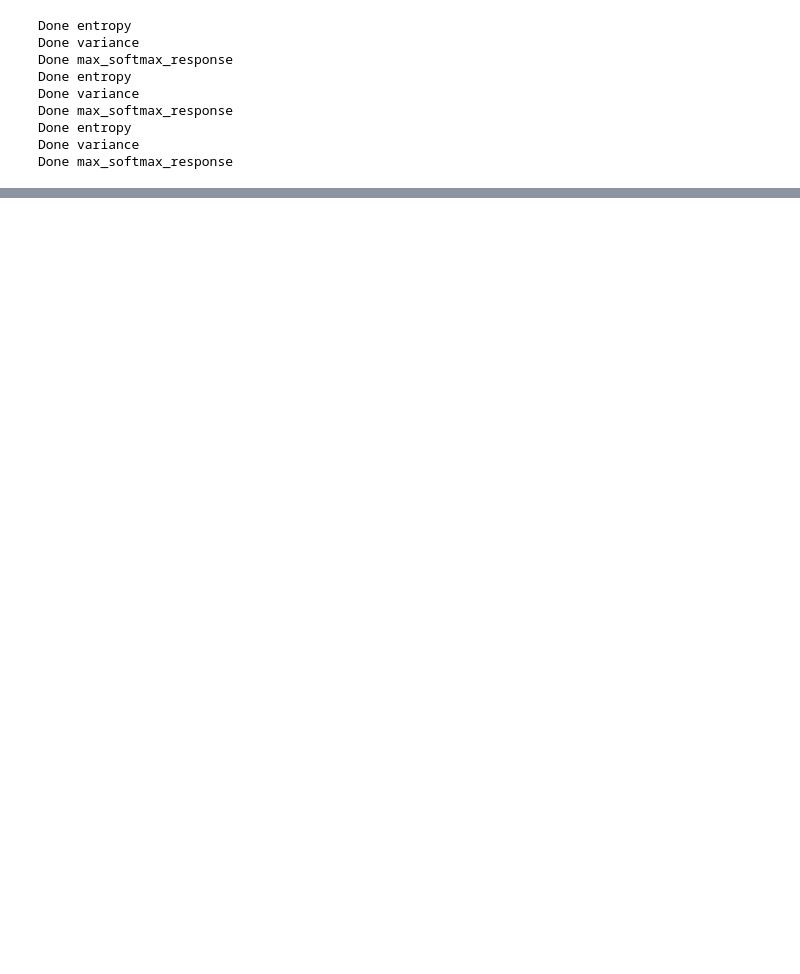
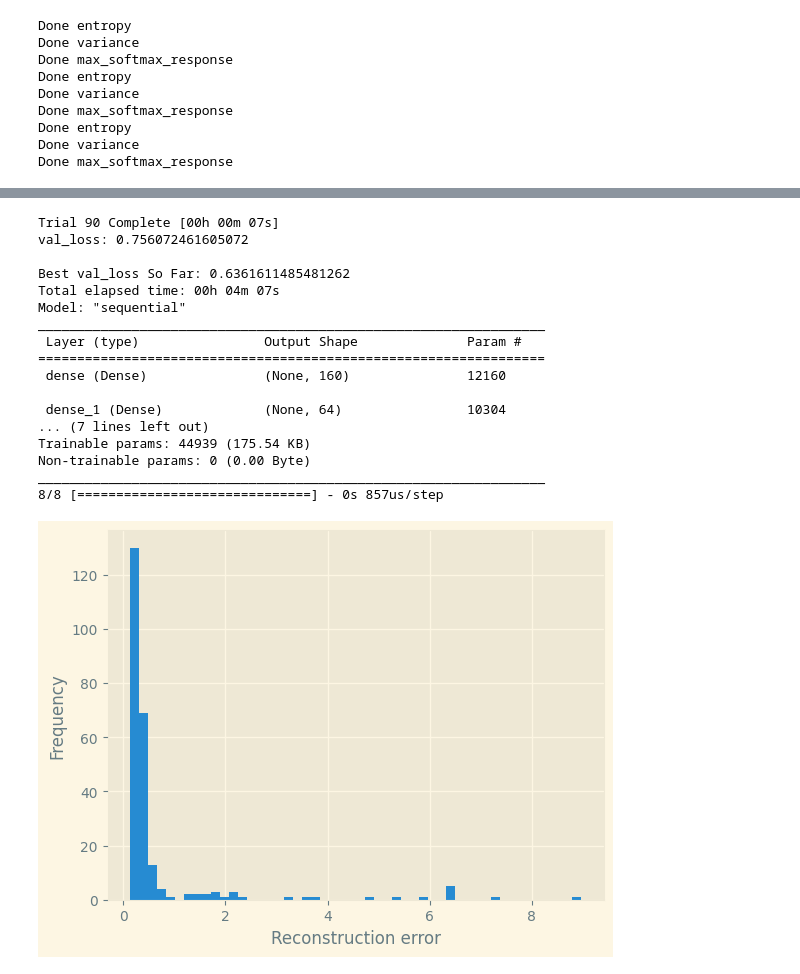
Before and after one commit to Anatr1/timeseries-anomaly-detection, a Jupyter notebook: main.ipynb, the cells around one changed output, grey strips where cells are left out. Drawn from its saved outputs; the diff is of its cells as text; code cells hidden in the pictures; blank space fills up the shorter version.

Commit message:
tried autoencoders

```diff
--- a/main.ipynb
+++ b/main.ipynb
@@ -328,0 +354,31 @@ plot_uncertainty(uncertainties_bayes, "Bayesian CNN Uncertainty")
+# %%
+import autoencoders_model
+import importlib
+importlib.reload(autoencoders_model)
+
+from autoencoders_model import Autoencoder
+
+clf = Autoencoder(input_shape)
+clf.setup_tuner()
+
+clf.search(X_train.values)
+reconstructed_error = clf.compute_reconstruction_error(X_test.values)
+# %% [output]
+Trial 90 Complete [00h 00m 07s]
+val_loss: 0.756072461605072
+
+Best val_loss So Far: 0.6361611485481262
+Total elapsed time: 00h 04m 07s
+Model: "sequential"
+_________________________________________________________________
+ Layer (type)                Output Shape              Param #
+=================================================================
+ dense (Dense)               (None, 160)               12160
+
+ dense_1 (Dense)             (None, 64)                10304
+... (7 lines left out)
+Trainable params: 44939 (175.54 KB)
+Non-trainable params: 0 (0.00 Byte)
+_________________________________________________________________
+8/8 [==============================] - 0s 857us/step
+[figure, added]
```
Also changed, not shown: parts of 12 cells of this notebook, 1 other file.
